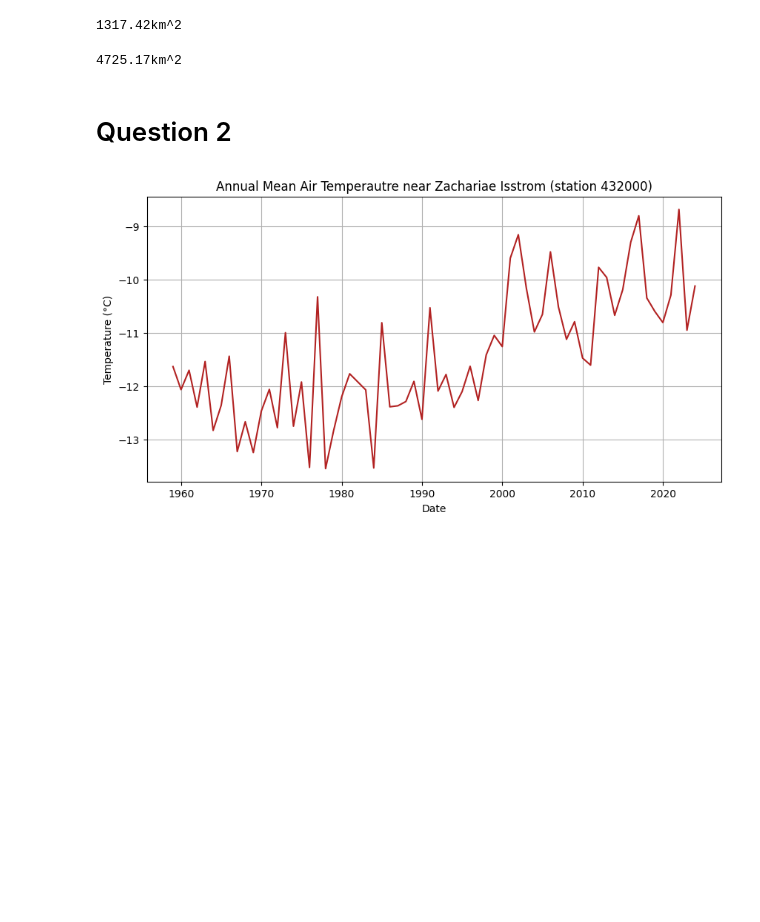
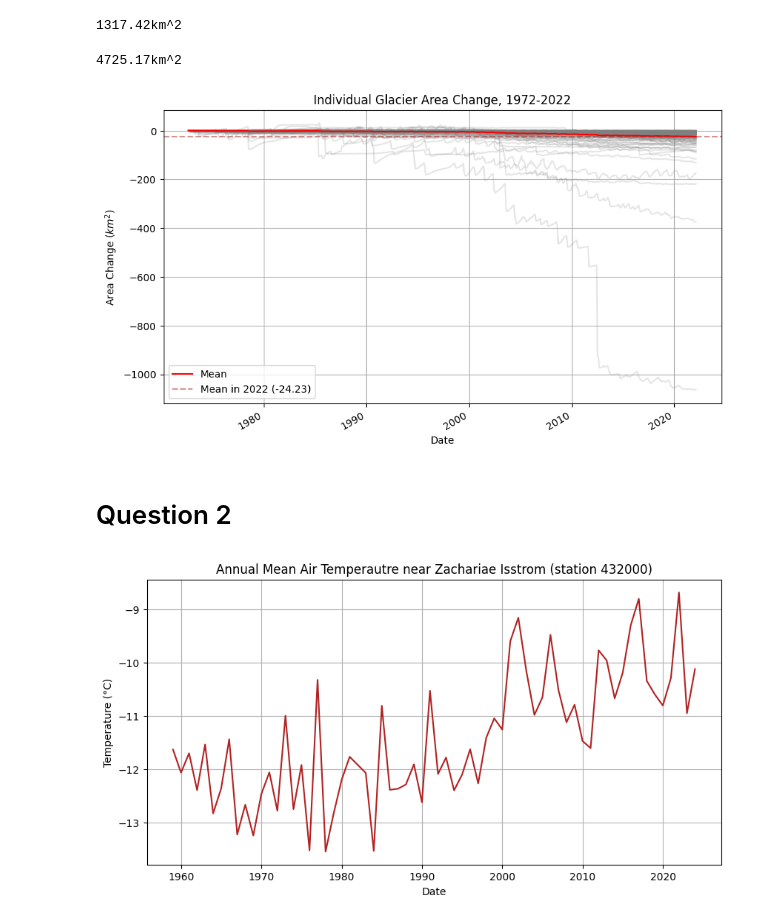
Before and after one commit to joelbarron06/ESDA2_Project, a Jupyter notebook: code_appendix.ipynb, the cells around one changed output. Drawn from its saved outputs; the diff is of its cells as text; code cells hidden in the pictures; blank space fills up the shorter version.

Commit message:
added area change plot for q1

```diff
--- a/code_appendix.ipynb
+++ b/code_appendix.ipynb
@@ -292,6 +292,32 @@ print(f"{sum_areas.iloc[0]*0.1/100:.2f}km^2")
 print(f"{sum_areas.iloc[0] - sum_areas.iloc[-1]:.2f}km^2")
 # %% [output]
 4725.17km^2
+# %%
+# area change and change in mean of all glaciers
+# calculate change in area
+delta_df = glacier_timeseries - glacier_timeseries.iloc[0]
+
+# set figure and axis
+fig, ax = plt.subplots(1,1, figsize=(10,6))
+
+# plot timeseires for all glaciers as 'background'
+for glacier in delta_df:
+    delta_df[glacier].plot(ax=ax, color='grey', alpha=0.2, label='_nolegend_')
+
+#plot mean and mean in 2022
+delta_df.mean(axis=1).plot(ax=ax, color='red', label='Mean')
+mean_2022 = delta_df.mean(axis=1).iloc[-1]
+plt.axhline(mean_2022, linestyle='--', color='firebrick', alpha=0.5, label=f'Mean in 2022 ({mean_2022:.2f})')
+
+# customise plot
+plt.xlabel('Date')
+plt.ylabel(r'Area Change ($km^2$)')
+plt.title('Individual Glacier Area Change, 1972-2022')
+plt.legend()
+plt.grid()
+plt.show()
+# %% [output]
+[figure, added]
 # %% [markdown]
 # Question 2
 # %%
```
Also changed, not shown: parts of 4 cells of this notebook.
